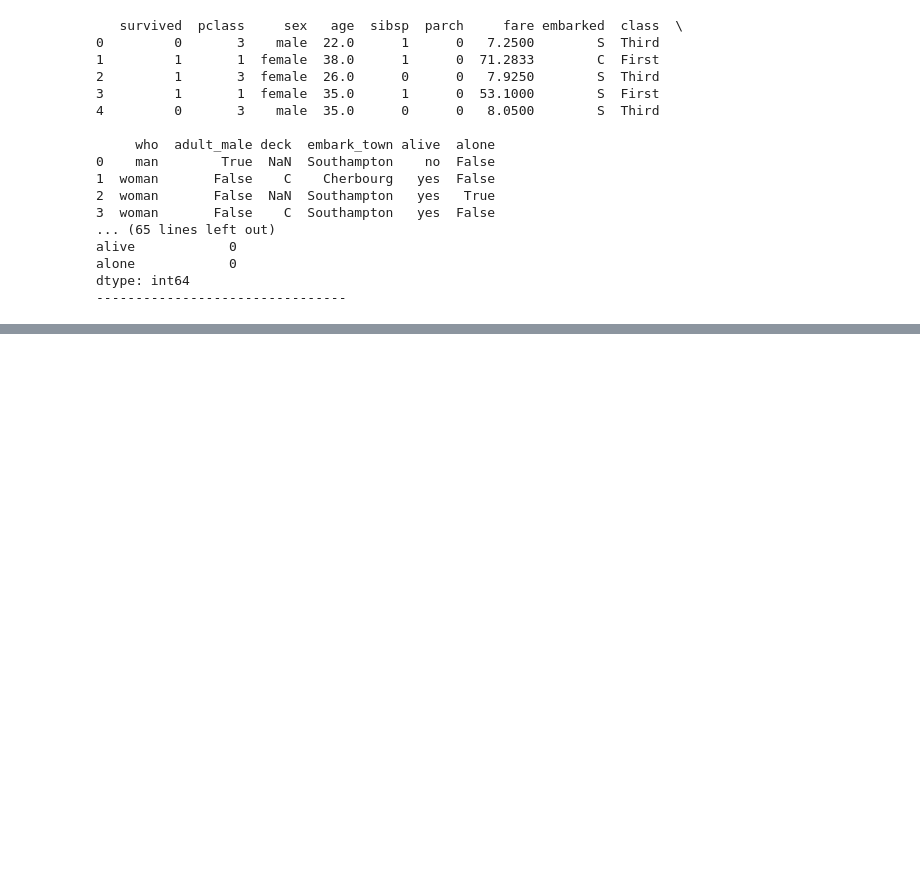
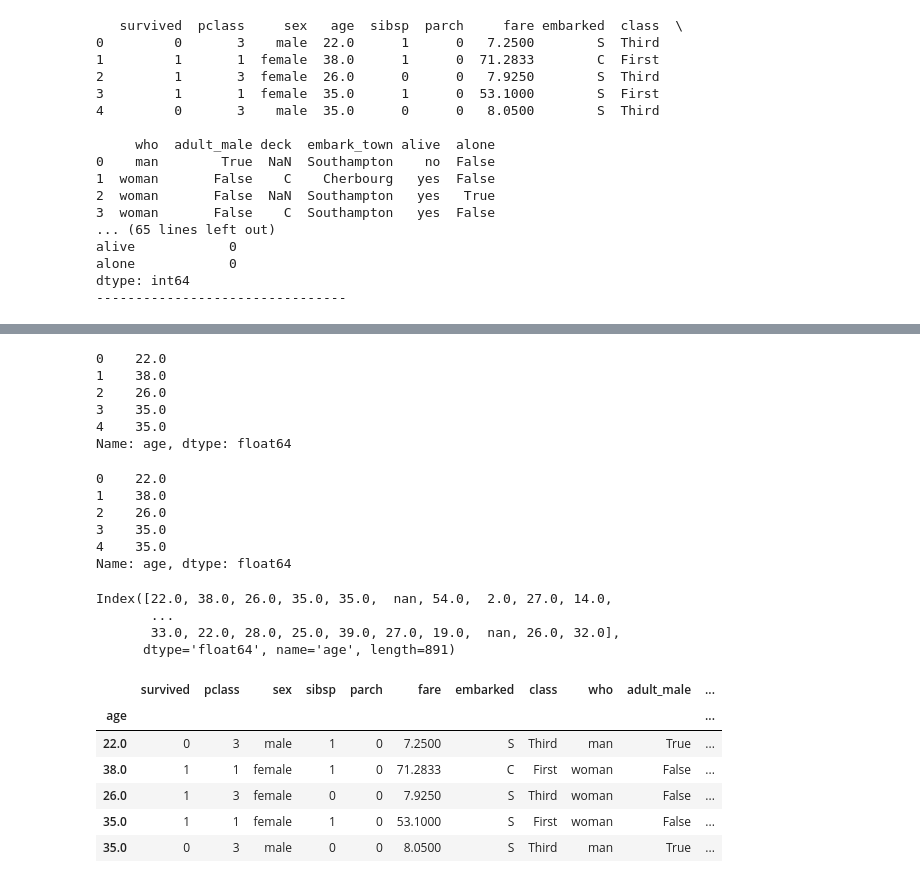
Before and after one commit to berkcangumusisik/DataScienceBootcamp21.Grup, a Jupyter notebook: 01.Python Programming For Data Science/09.Pandas.ipynb, the cells around one changed output, grey strips where cells are left out. Drawn from its saved outputs; the diff is of its cells as text; code cells hidden in the pictures; blank space fills up the shorter version.

```diff
--- a/01.Python Programming For Data Science/09.Pandas.ipynb
+++ b/01.Python Programming For Data Science/09.Pandas.ipynb
@@ -166,0 +272,36 @@ dtype: int64
+# %%
+df["age"].head()
+# %% [output]
+0    22.0
+1    38.0
+2    26.0
+3    35.0
+4    35.0
+Name: age, dtype: float64
+# %%
+df.age.head()
+# %% [output]
+0    22.0
+1    38.0
+2    26.0
+3    35.0
+4    35.0
+Name: age, dtype: float64
+# %%
+df.index = df.age
+df.index
+# %% [output]
+Index([22.0, 38.0, 26.0, 35.0, 35.0,  nan, 54.0,  2.0, 27.0, 14.0,
+       ...
+       33.0, 22.0, 28.0, 25.0, 39.0, 27.0, 19.0,  nan, 26.0, 32.0],
+      dtype='float64', name='age', length=891)
+# %%
+df.drop("age", axis=1).head()
+# %% [output]
+|  | survived | pclass | sex | sibsp | parch | fare | embarked | class | who | adult_male | ... |
+| age |  |  |  |  |  |  |  |  |  |  | ... |
+| 22.0 | 0 | 3 | male | 1 | 0 | 7.2500 | S | Third | man | True | ... |
+| 38.0 | 1 | 1 | female | 1 | 0 | 71.2833 | C | First | woman | False | ... |
+| 26.0 | 1 | 3 | female | 0 | 0 | 7.9250 | S | Third | woman | False | ... |
+| 35.0 | 1 | 1 | female | 1 | 0 | 53.1000 | S | First | woman | False | ... |
+| 35.0 | 0 | 3 | male | 0 | 0 | 8.0500 | S | Third | man | True | ... |
```
Also changed, not shown: parts of 10 cells of this notebook.
